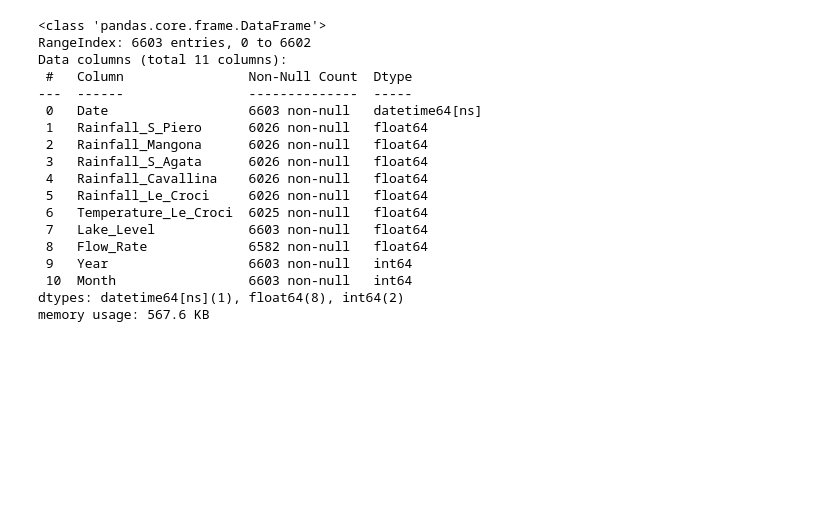
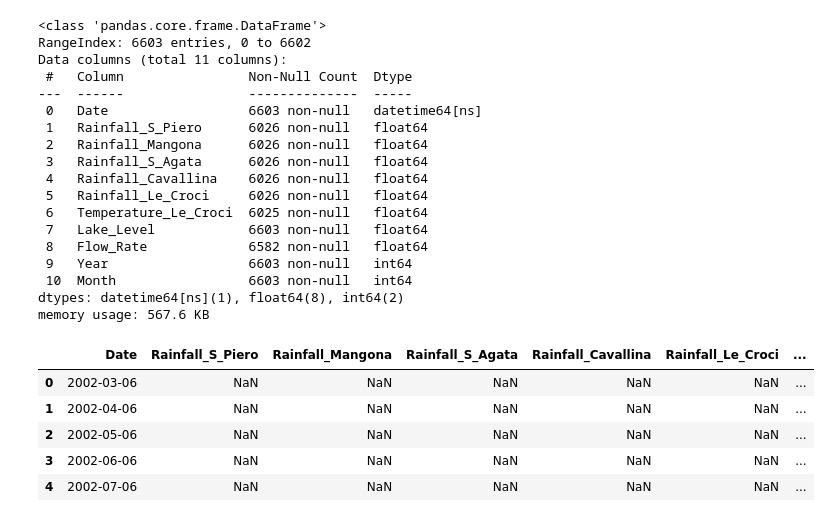
Before and after one commit to SadiqueAbdullah/Water_Bodies_EDA_ACEA, a Jupyter notebook: Water_Bodies_EDA_ACEA.ipynb, the cells around one changed output. Cells and saved outputs as stored; diff of their text form; code cells hidden in the pictures; blank space fills up the shorter version.

```diff
--- a/Water_Bodies_EDA_ACEA.ipynb
+++ b/Water_Bodies_EDA_ACEA.ipynb
@@ -97,3 +97,12 @@ Data columns (total 11 columns):
  10  Month                 6603 non-null   int64
 dtypes: datetime64[ns](1), float64(8), int64(2)
 memory usage: 567.6 KB
+# %%
+lb.head()
+# %% [output]
+|  | Date | Rainfall_S_Piero | Rainfall_Mangona | Rainfall_S_Agata | Rainfall_Cavallina | Rainfall_Le_Croci | ... |
+| 0 | 2002-03-06 | NaN | NaN | NaN | NaN | NaN | ... |
+| 1 | 2002-04-06 | NaN | NaN | NaN | NaN | NaN | ... |
+| 2 | 2002-05-06 | NaN | NaN | NaN | NaN | NaN | ... |
+| 3 | 2002-06-06 | NaN | NaN | NaN | NaN | NaN | ... |
+| 4 | 2002-07-06 | NaN | NaN | NaN | NaN | NaN | ... |
```
Also changed, not shown: parts of 8 cells of this notebook.
